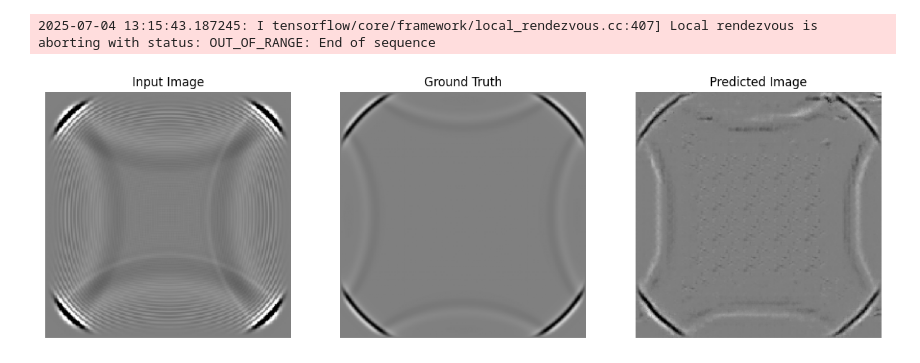
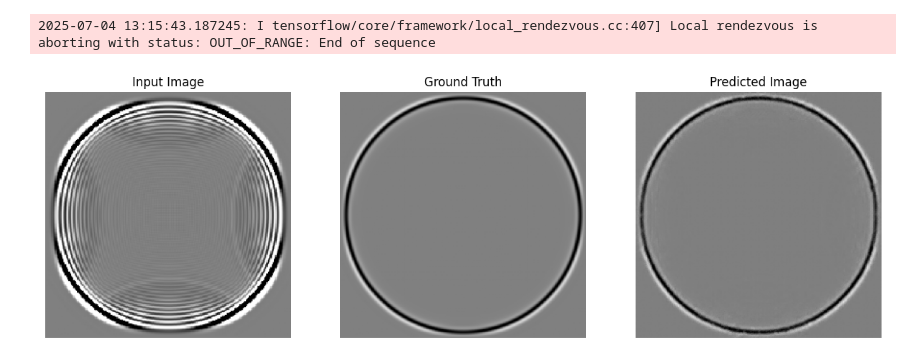
Before and after one commit to antoniomedeiros1/acwv-postprocessing, a Jupyter notebook: main.ipynb, the cells around one changed output. Drawn from its saved outputs; the diff is of its cells as text; code cells hidden in the pictures.

```diff
--- a/main.ipynb
+++ b/main.ipynb
@@ -405,8 +405,8 @@ checkpoint = tf.train.Checkpoint(generator_optimizer=generator_optimizer,
 # %%
 checkpoint.restore(tf.train.latest_checkpoint(checkpoint_dir))
 
-inp, re = load('./sample/coarse_grid/output_data_0_25.vti', './sample/refined_grid/output_data_0_25.vti')
+inp, re = load('./sample/coarse_grid/output_data_0_21.vti', './sample/refined_grid/output_data_0_21.vti')
 
 generate_images(generator, inp[tf.newaxis, ...], re[tf.newaxis, ...])
 # %% [output]
-[figure, old version]
+[figure, new version]
```
